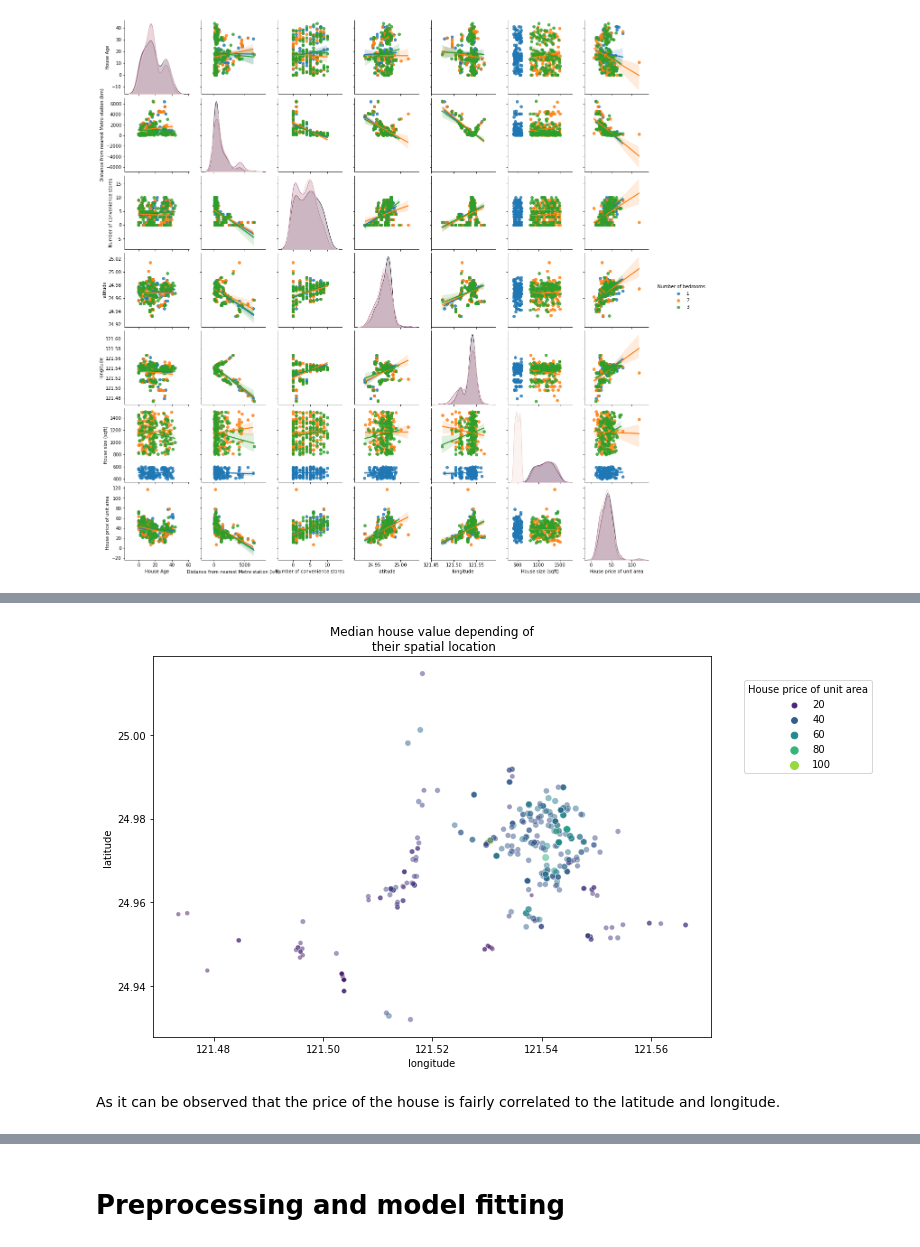
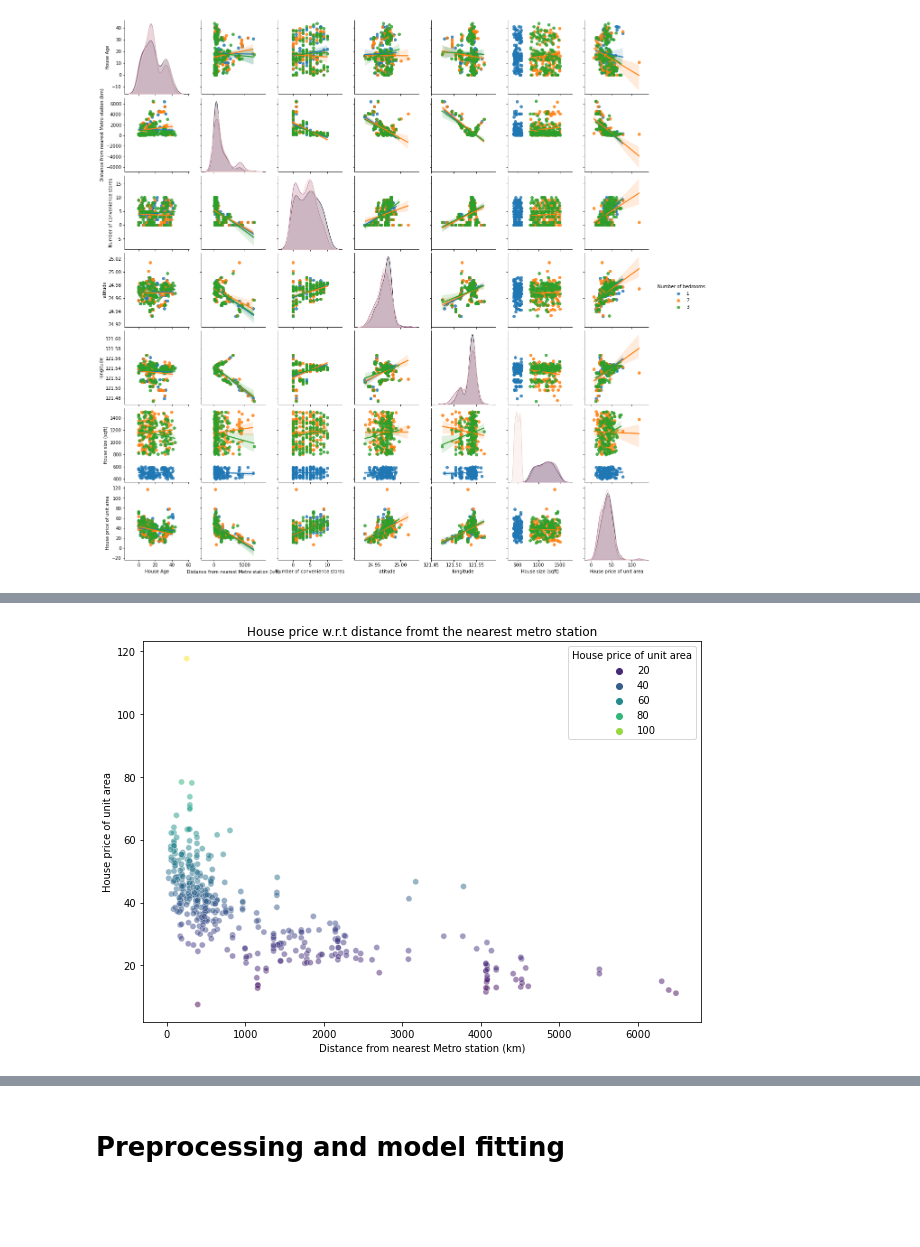
Before and after one commit to deepaksirohiwal/House_price_prediction, a Jupyter notebook: House price prediction.ipynb, the cells around one changed output, grey strips where cells are left out. Saved outputs shown, nothing was run; the diff lists cells and outputs as text; code cells hidden in the pictures; blank space fills up the shorter version.

```diff
--- a/House price prediction.ipynb
+++ b/House price prediction.ipynb
@@ -120,5 +123,7 @@ sns.pairplot(data, kind='reg',hue="Number of bedrooms")
 # %%
-plt.figure(figsize=(10,7))
-sns.scatterplot(data=data, x="longitude",y="latitude", size="House size (sqft)", hue="House size (sqft)", palette="viridis", alpha=0.5)
-plt.legend(title="House size (sqft)", bbox_to_anchor=(1.05,0.95), loc="upper left")
-_=plt.title("Median house value depending of\n their spatial location")
+#creating a fucntion to plot a scatter plot
+def scatter_plot(data,x,y,hue):
+    plt.figure(figsize=(10,7))
+    sns.scatterplot(data=data,x=x, y=y,hue=hue,palette="viridis", alpha=0.5)
+    _=plt.title("House price depending of\n their spatial location")
+    plt.plot()
@@ -127,9 +130,6 @@ _=plt.title("Median house value depending of\n their spatial location")
-# %%
-plt.figure(figsize=(10,7))
-sns.scatterplot(data=data, x="longitude",y="latitude", size="House price of unit area", hue="House price of unit area", palette="viridis", alpha=0.5)
-plt.legend(title="House price of unit area", bbox_to_anchor=(1.05,0.95), loc="upper left")
-_=plt.title("Median house value depending of\n their spatial location")
-# %% [output]
-[figure, removed]
-# %% [markdown]
-As it can be observed that the price of the house is fairly correlated to the latitude and longitude.
+# %%
+#scatter plot between the house price and the distance between the nearest metro station
+scatter_plot(data,'Distance from nearest Metro station (km)','House price of unit area',"House price of unit area")
+_=plt.title("House price w.r.t distance fromt the nearest metro station")
+# %% [output]
+[figure, added]
```
Also changed, not shown: parts of 19 cells of this notebook.
